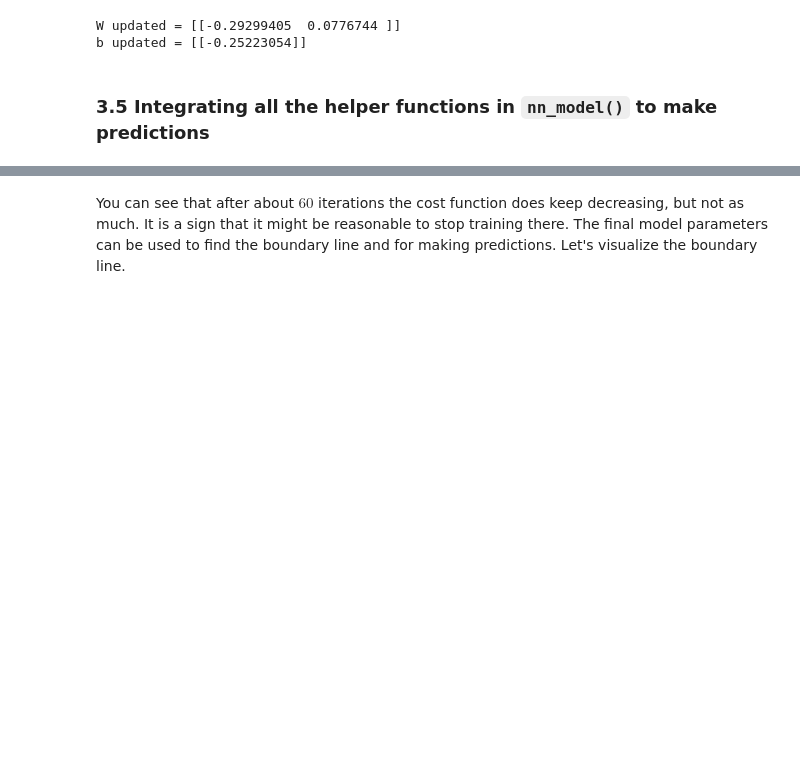
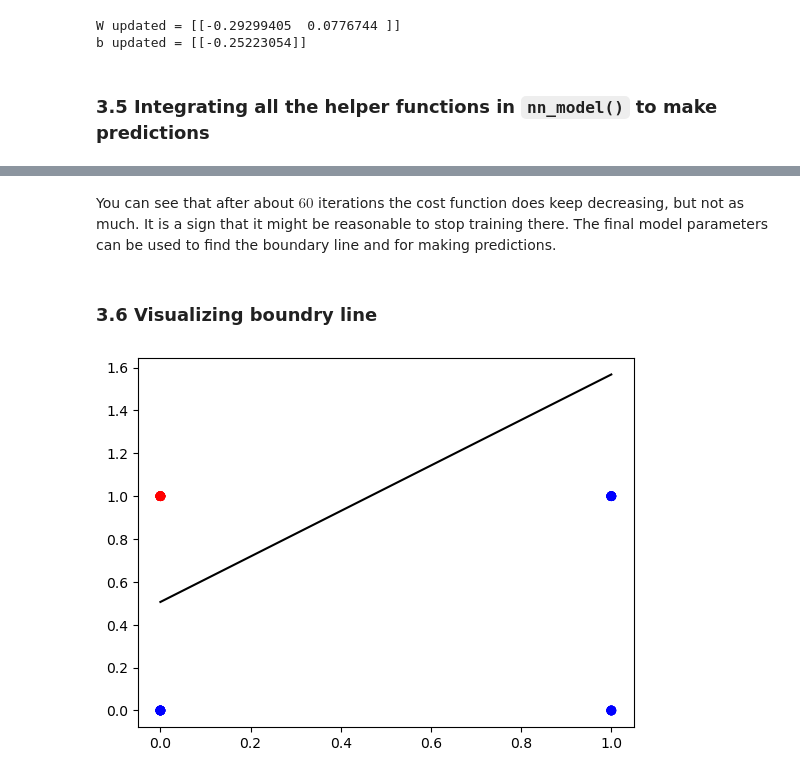
Before and after one commit to rishi0706/Building-Basic-Neural-Networks, a Jupyter notebook: Classfication With Neural Network.ipynb, the cells around one changed output, grey strips where cells are left out. Cells and saved outputs as stored; diff of their text form; code cells hidden in the pictures; blank space fills up the shorter version.

Commit message:
added visualization

```diff
--- a/Classfication With Neural Network.ipynb
+++ b/Classfication With Neural Network.ipynb
@@ -283,2 +283,17 @@ b = [[-2.52961934]]
 # %% [markdown]
-You can see that after about $60$ iterations the cost function does keep decreasing, but not as much. It is a sign that it might be reasonable to stop training there. The final model parameters can be used to find the boundary line and for making predictions. Let's visualize the boundary line.
+You can see that after about $60$ iterations the cost function does keep decreasing, but not as much. It is a sign that it might be reasonable to stop training there. The final model parameters can be used to find the boundary line and for making predictions.
+# %% [markdown]
+### 3.6 Visualizing boundry line
+# %%
+def plot_decision_boundary(X, Y, parameters):
+    W, b = parameters["W"], parameters["b"]
+    flg, ax = plt.subplots()
+    plt.scatter(X[0, :], X[1, :], c = Y, cmap = colors.ListedColormap(['blue', 'red']));
+    x_line = np.arange(np.min(X[0, :]), np.max(X[0, :]) * 1.1, 0.1)
+    ax.plot(x_line, -W[0, 0] / W[0, 1] * x_line + -b[0,0] / W[0, 1], color = "black")
+    plt.plot()
+    plt.show()
+
+plot_decision_boundary(X, Y, parameters)
+# %% [output]
+[figure, added]
```
Also changed, not shown: parts of 2 cells of this notebook.
